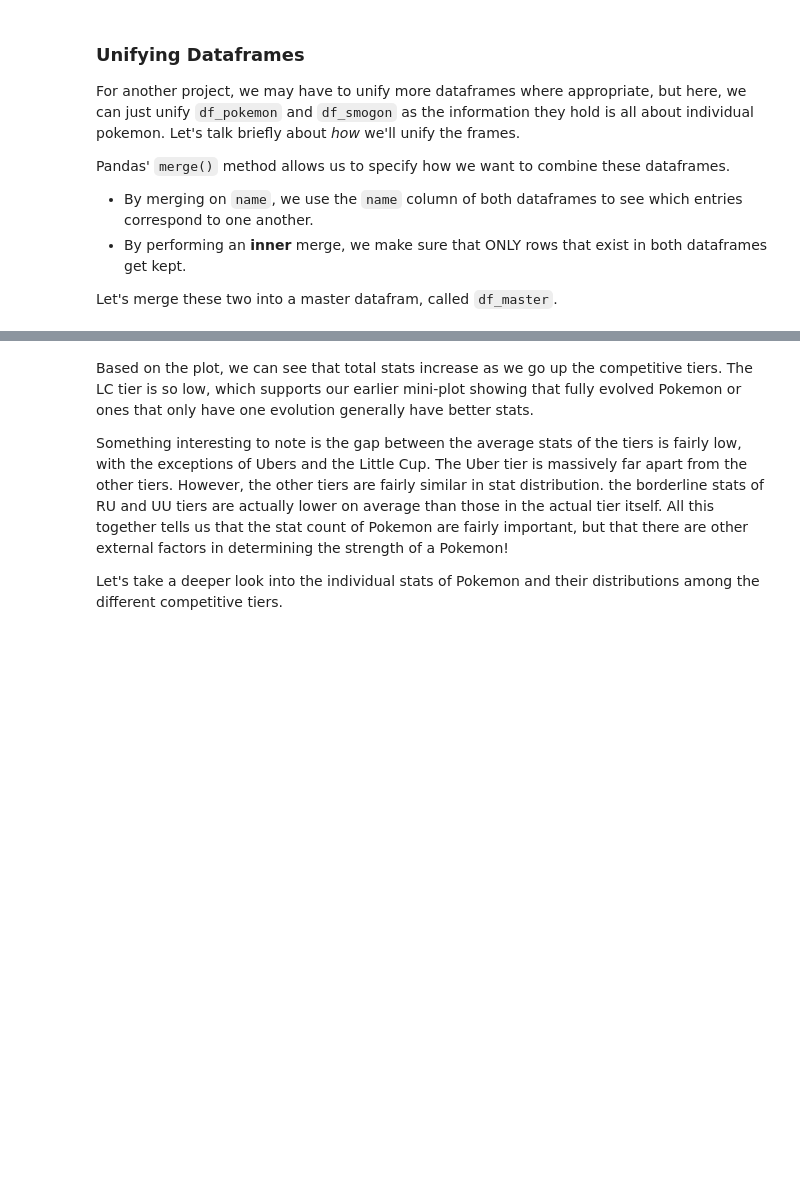
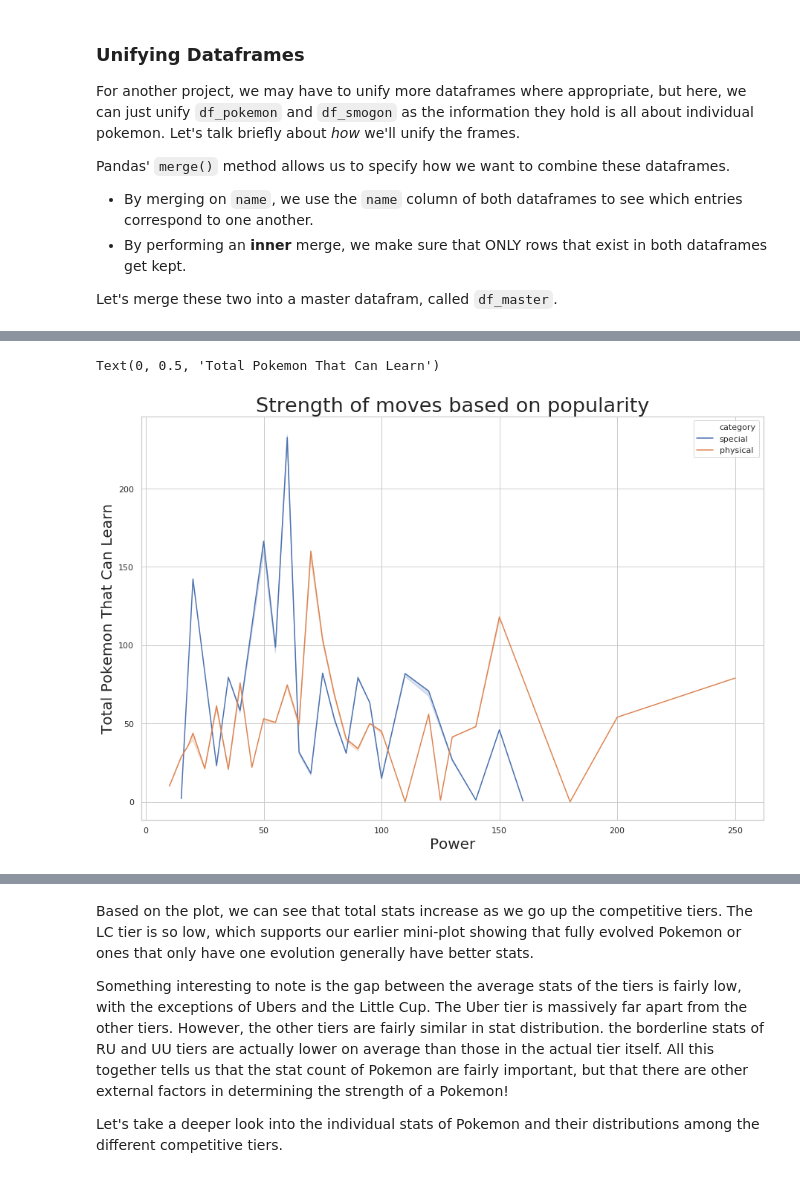
Before and after one commit to icookfood/poke-viz-2019, a Jupyter notebook: jjubilee.githubprojects.pokemonviz DRAFT.ipynb, the cells around one changed output, grey strips where cells are left out. Drawn from its saved outputs; the diff is of its cells as text; code cells hidden in the pictures; blank space fills up the shorter version.

```diff
--- a/jjubilee.githubprojects.pokemonviz DRAFT.ipynb
+++ b/jjubilee.githubprojects.pokemonviz DRAFT.ipynb
@@ -843,0 +1076,12 @@ formstats.head(10)
+# %%
+df_moves_cats = df_moves.copy()
+df_moves_cats = df_moves_cats.dropna(axis='rows')
+fig, ax = plt.subplots(1,1, figsize = [15,10], sharey = True, sharex = True)
+sns.set(style='whitegrid')
+ax = sns.lineplot(x='power', y = 'total_ct', data = df_moves_cats, hue = 'category', ci = 4)
+ax.set_title('Strength of moves based on popularity', fontsize = 27)
+ax.set_xlabel('Power', fontsize = 20)
+ax.set_ylabel('Total Pokemon That Can Learn', fontsize = 20)
+# %% [output]
+Text(0, 0.5, 'Total Pokemon That Can Learn')
+[figure, added]
```
Also changed, not shown: parts of 33 cells of this notebook.
